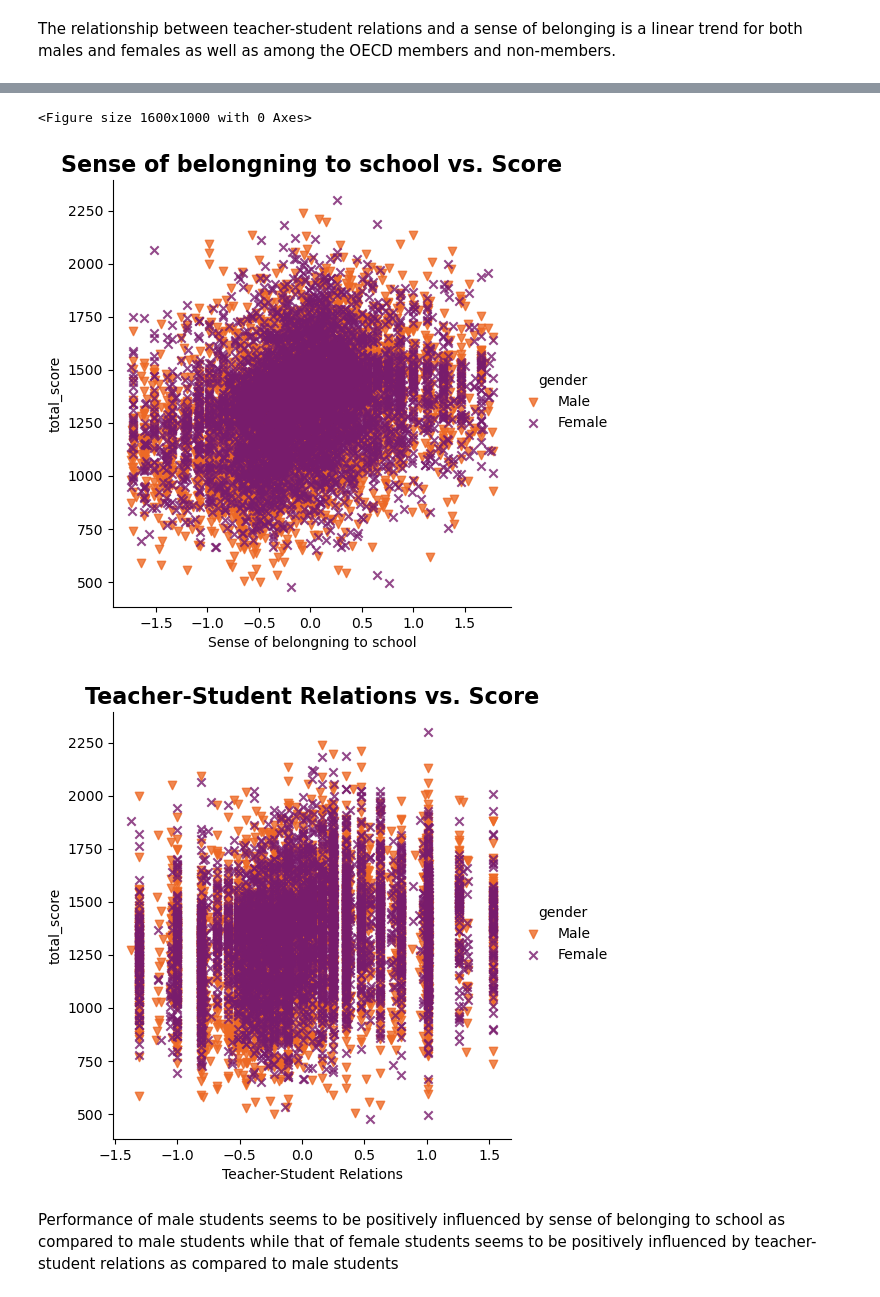
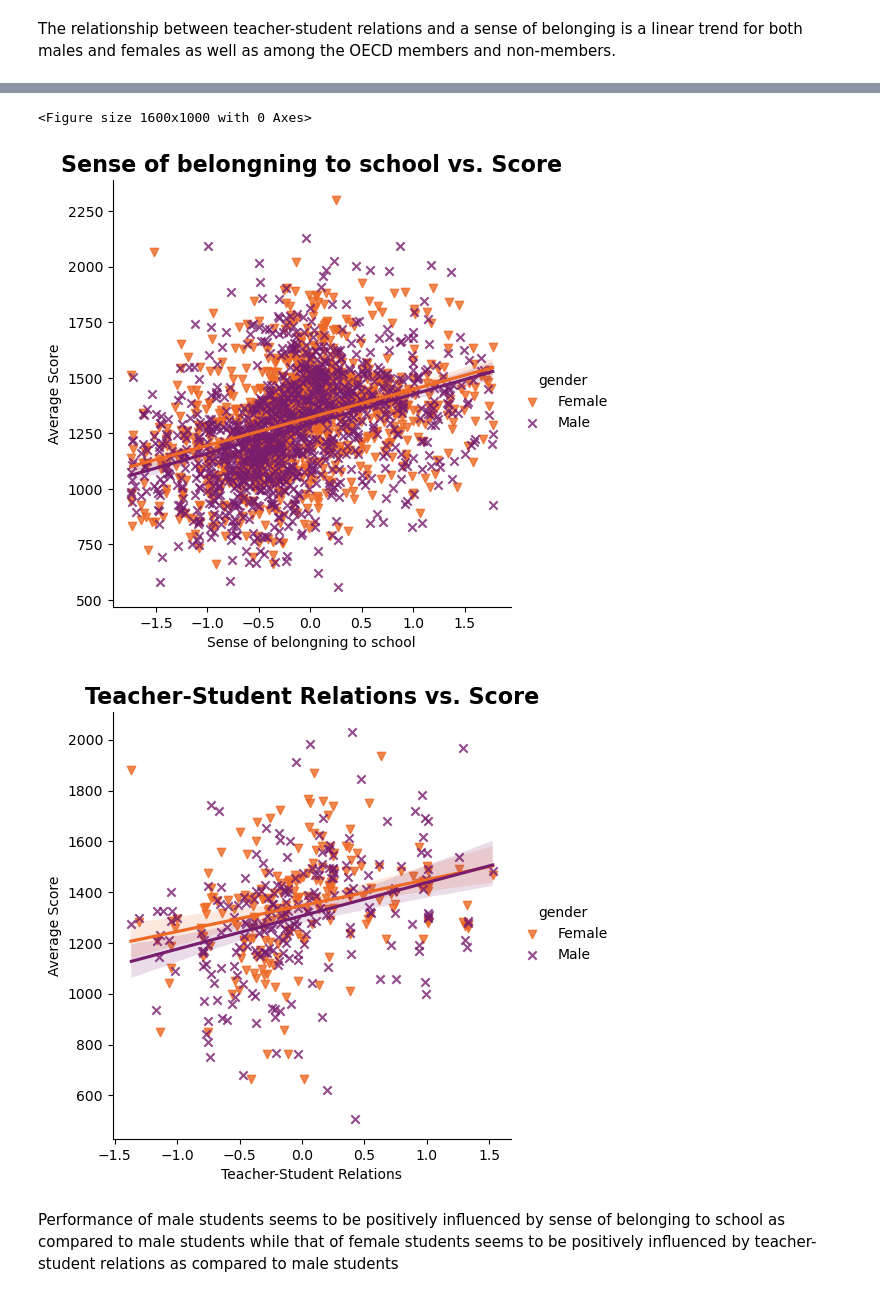
Before and after one commit to Daviedavie100/Pisa2012_data_analysis, a Jupyter notebook: Exploration.ipynb, the cells around one changed output, grey strips where cells are left out. Saved outputs shown, nothing was run; the diff lists cells and outputs as text; code cells hidden in the pictures.

```diff
--- a/Exploration.ipynb
+++ b/Exploration.ipynb
@@ -2181,2 +2163,4 @@ pisa_var_ana
 # %%
-pisa_var=pisa_clean.groupby(['sense_of_belonging_to_school', 'teacher_student_relations', 'gender'])['total_score'].mean()
+# Data
+pisa_tr_ana=pisa_var_clean.groupby( ['teacher_student_relations', 'gender'])['total_score'].mean().reset_index()
+pisa_tr_ana
@@ -2182,0 +2181,4 @@ pisa_var=pisa_clean.groupby(['sense_of_belonging_to_school', 'teacher_student_re
+# %%
+# Data
+pisa_sb_ana=pisa_var_clean.groupby( ['sense_of_belonging_to_school', 'gender'])['total_score'].mean().reset_index()
+pisa_sb_ana
@@ -2183,24 +2199,28 @@ pisa_var=pisa_clean.groupby(['sense_of_belonging_to_school', 'teacher_student_re
 # %%
-def lmplot_graph(col):
-    sb.lmplot(x=col, y="total_score", hue="gender", data=pisa_var_ana,
-          palette='inferno_r',  markers=['v', 'x'], truncate=True, legend="full", fit_reg=False)
+def lmplot_graph(df, col):
+    sb.lmplot(x=col, y="total_score", hue="gender", data=df,
+          palette='inferno_r',  markers=['v', 'x'], truncate=True, legend="full", fit_reg=True)
 # %%
 # set plot dimensions
 plt.figure(figsize = [16, 10])
 # create implot
-lmplot_graph(col='sense_of_belonging_to_school')
+lmplot_graph(df=pisa_tr_ana, col='teacher_student_relations')
+plt.title('Teacher-Student Relations vs. Score', fontsize=16, fontweight='bold')
+plt.xlabel('Teacher-Student Relations')
+plt.ylabel('Average Score')
+
+lmplot_graph(df=pisa_sb_ana, col='sense_of_belonging_to_school')
 plt.title('Sense of belongning to school vs. Score', fontsize=16, fontweight='bold')
 plt.xlabel('Sense of belongning to school');
+plt.ylabel('Average Score')
 
-lmplot_graph(col='teacher_student_relations')
-plt.title('Teacher-Student Relations vs. Score', fontsize=16, fontweight='bold')
-plt.xlabel('Teacher-Student Relations')
+
 
 plt.show();
 # %% [output]
 <Figure size 1600x1000 with 0 Axes>
-[figure, old version]
+[figure, new version]
-[figure, old version]
+[figure, new version]
 # %% [markdown]
 Performance of male students seems to be positively influenced by sense of belonging to school as compared to male students while that of female students seems to be positively influenced by teacher-student relations as compared to male students
 # %% [markdown]
```
Also changed, not shown: parts of 12 cells of this notebook.
